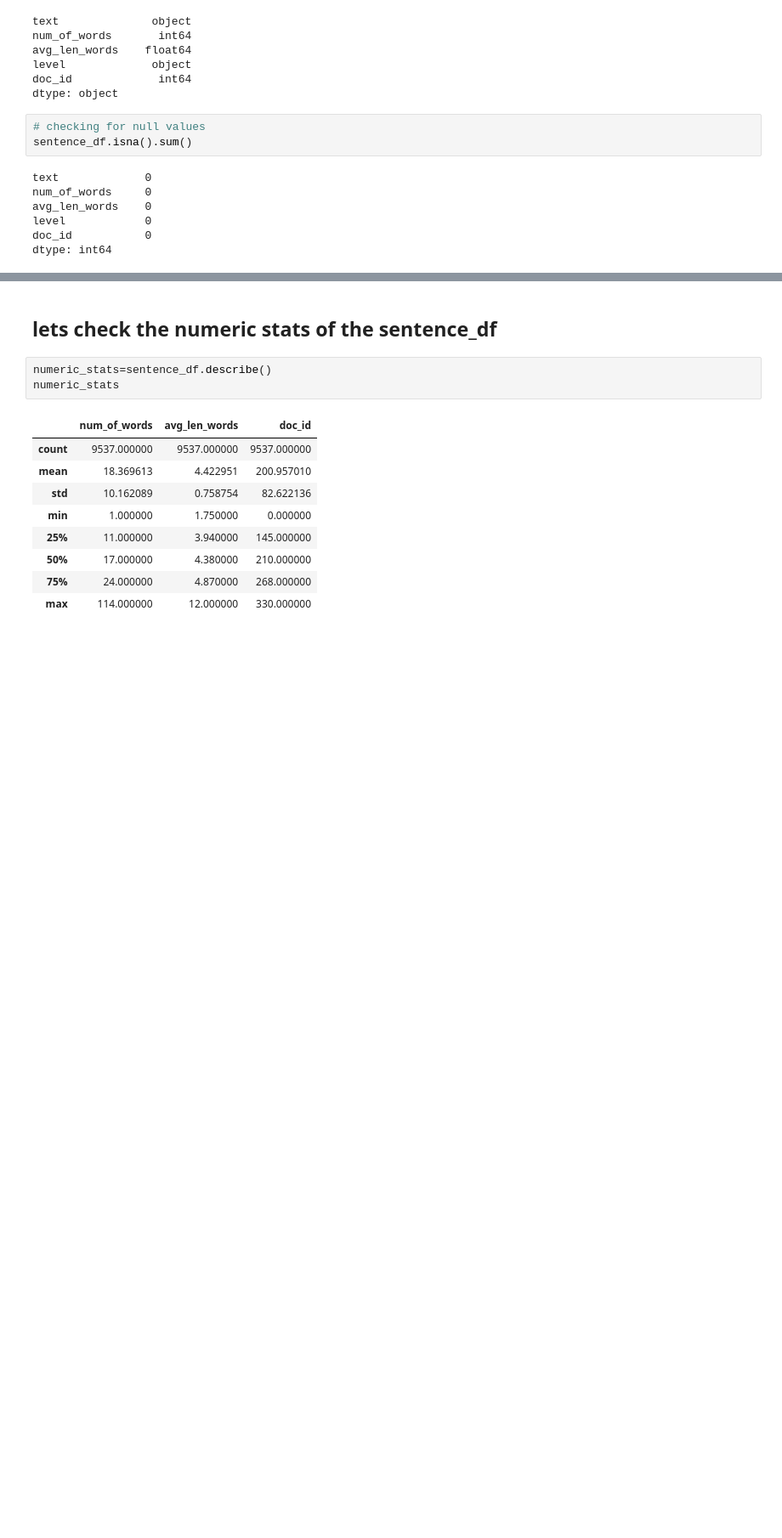
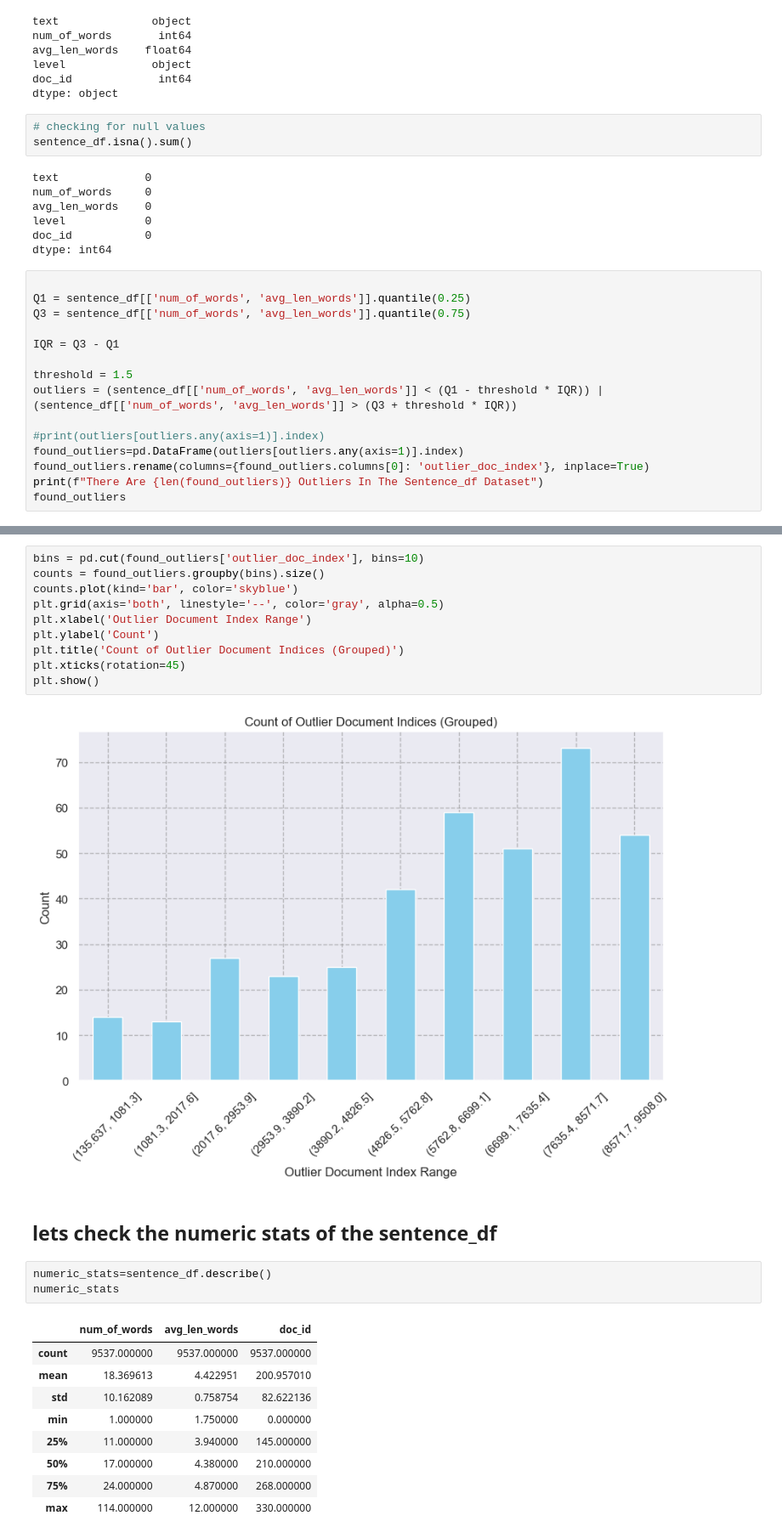
Before and after one commit to AKHILESH200/PersonifiedScriptWriter, a Jupyter notebook: phase-1-cerf/data_eda.ipynb, the cells around one changed output, grey strips where cells are left out. Shown at 85% size. Saved outputs shown, nothing was run; the diff lists cells and outputs as text; blank space fills up the shorter version.

```diff
--- a/phase-1-cerf/data_eda.ipynb
+++ b/phase-1-cerf/data_eda.ipynb
@@ -65,3 +65,18 @@ avg_len_words    0
 level            0
 doc_id           0
 dtype: int64
+# %%
+
+Q1 = sentence_df[['num_of_words', 'avg_len_words']].quantile(0.25)
+Q3 = sentence_df[['num_of_words', 'avg_len_words']].quantile(0.75)
+
+IQR = Q3 - Q1
+
+threshold = 1.5
+outliers = (sentence_df[['num_of_words', 'avg_len_words']] < (Q1 - threshold * IQR)) | (sentence_df[['num_of_words', 'avg_len_words']] > (Q3 + threshold * IQR))
+
+#print(outliers[outliers.any(axis=1)].index)
+found_outliers=pd.DataFrame(outliers[outliers.any(axis=1)].index)
+found_outliers.rename(columns={found_outliers.columns[0]: 'outlier_doc_index'}, inplace=True)
+print(f"There Are {len(found_outliers)} Outliers In The Sentence_df Dataset")
+found_outliers
@@ -68,3 +104,15 @@ dtype: int64
+# %%
+bins = pd.cut(found_outliers['outlier_doc_index'], bins=10)
+counts = found_outliers.groupby(bins).size()
+counts.plot(kind='bar', color='skyblue')
+plt.grid(axis='both', linestyle='--', color='gray', alpha=0.5)
+plt.xlabel('Outlier Document Index Range')
+plt.ylabel('Count')
+plt.title('Count of Outlier Document Indices (Grouped)')
+plt.xticks(rotation=45)
+plt.show()
+# %% [output]
+[figure, added]
 # %% [markdown]
 ## lets check the numeric stats of the sentence_df
 # %%
```
Also changed, not shown: parts of 4 cells of this notebook.
